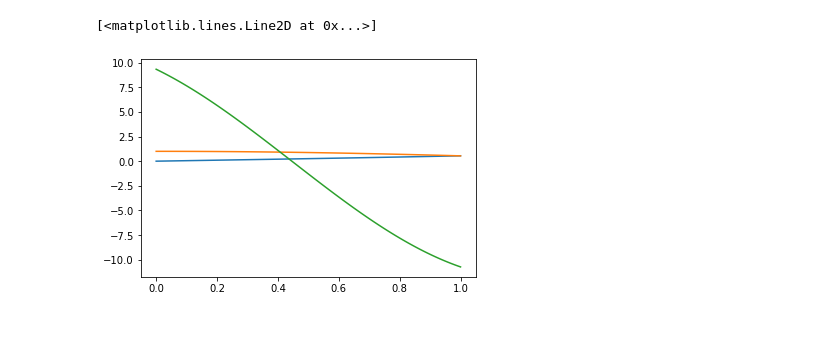
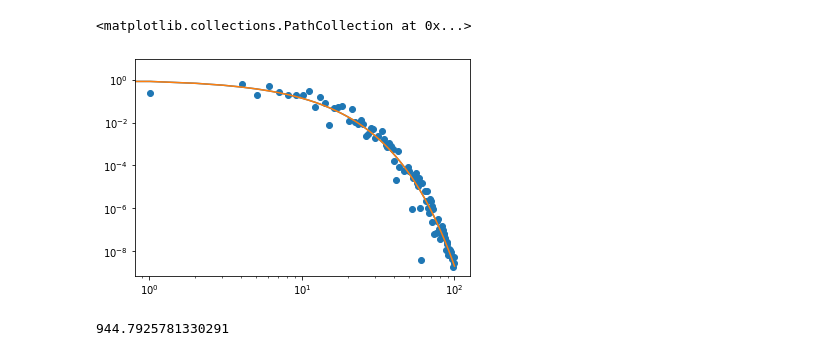
Before and after one commit to payerne/DC2Analysis, a Jupyter notebook: examples/Untitled1.ipynb, the cells around one changed output. Drawn from its saved outputs; the diff is of its cells as text; code cells hidden in the pictures; blank space fills up the shorter version.

```diff
--- a/examples/Untitled1.ipynb
+++ b/examples/Untitled1.ipynb
@@ -15,8 +8,28 @@ fct.a = 3
-# %%
-x = np.linspace(0,1,100)
-plt.plot(x,fct.fonction2(x))
-plt.plot(x,fct.fonction3(x))
-plt.plot(x,fct.fonction1(x))
-# %% [output]
-[<matplotlib.lines.Line2D at 0x...>]
-[figure, removed]
+# %%
+def rhoS(r, M):
+    return M*np.exp(-.2*r)
+# %%
+def rhoNS(r, phi, a, b, M):
+    rprime = r*np.sqrt(a**2*np.cos(phi)**2 + b**2*np.sin(phi)**2)
+    return rhoS(rprime, M)
+# %%
+def rhoNS_polaraveraged(r, a, b, M):
+    def __integrand__(x, rad, a, b, M):
+        return rhoNS(rad, x, a, b, M)
+    res=[]
+    for R in r:
+        s=scipy.integrate.quad(__integrand__, 0, 2*np.pi, args=(R, a, b, M))[0]/(2*np.pi)
+        res.append(s)
+    return np.array(res)
+# %%
+r = np.linspace(0, 100, 100)
+M=1
+plt.loglog(r, rhoS(r,M))
+modelNS=rhoNS_polaraveraged(r,1, 1, M)
+plt.loglog(r, modelNS)
+err = 1*modelNS
+data = modelNS + err*np.random.randn(len(r))
+plt.scatter(r, data)
+# %% [output]
+<matplotlib.collections.PathCollection at 0x...>
+[figure, added]
@@ -22,0 +43,4 @@ plt.plot(x,fct.fonction1(x))
+# %%
+log_likelihood([1,1, 1])
+# %% [output]
+944.7925781330291
```
Also changed, not shown: parts of 7 cells of this notebook, 1 other file.
